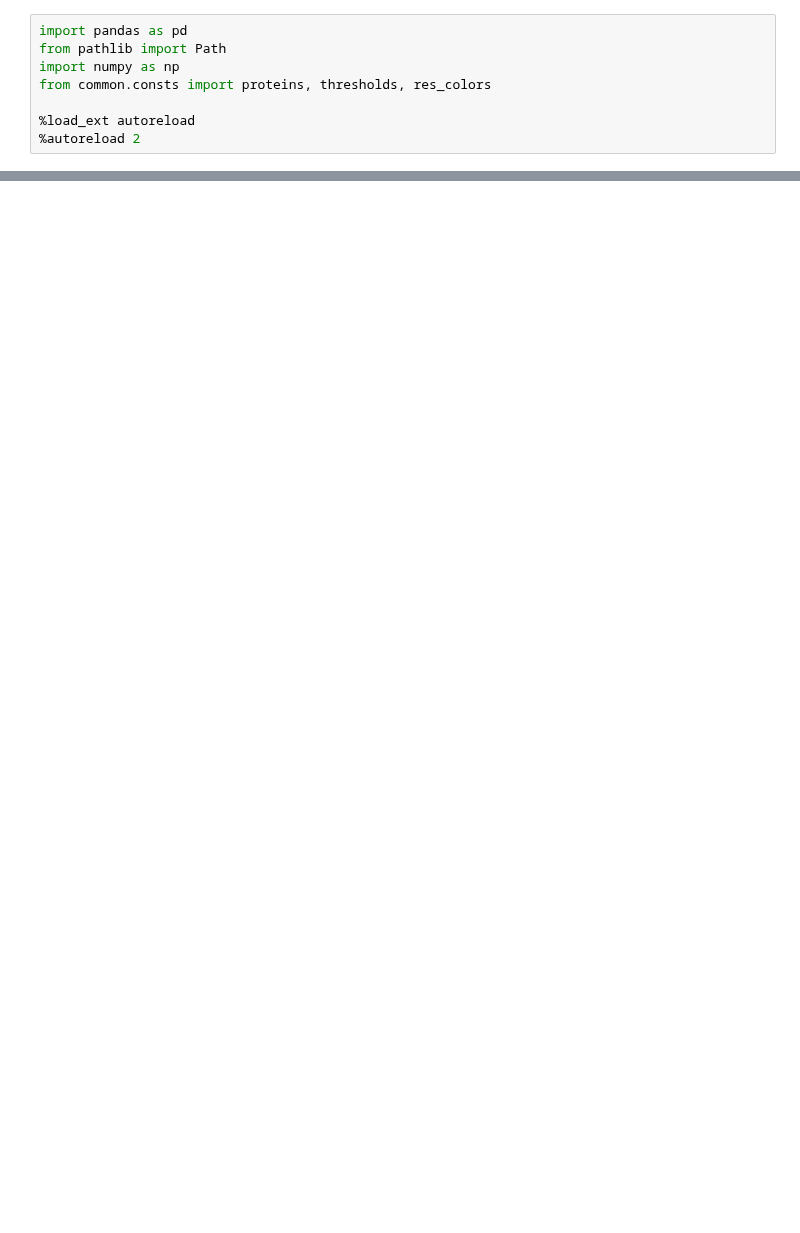
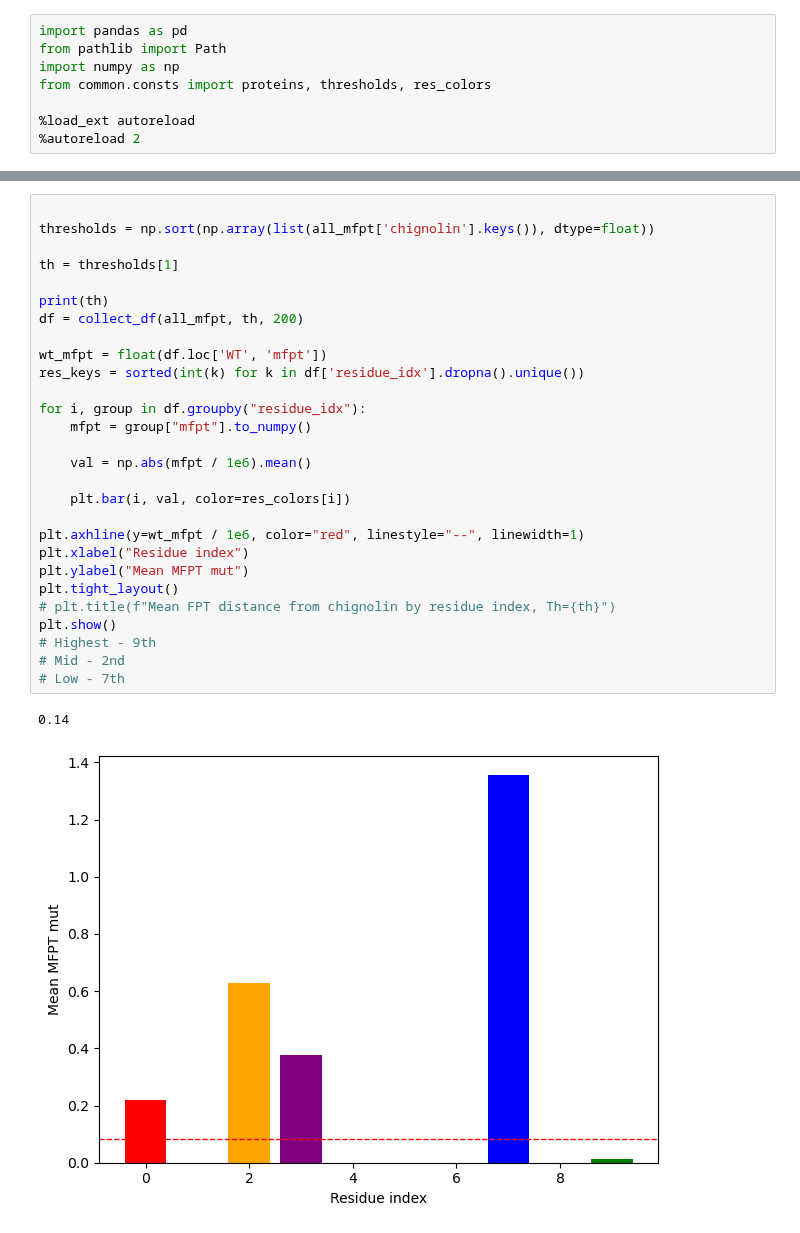
Before and after one commit to MendelsResearchGroup/guiding-peptide-kinetics, a Jupyter notebook: src/fpt.ipynb, the cells around one changed output, grey strips where cells are left out. Saved outputs shown, nothing was run; the diff lists cells and outputs as text; blank space fills up the shorter version.

```diff
--- a/src/fpt.ipynb
+++ b/src/fpt.ipynb
@@ -462,3 +398,34 @@ plot_all_mfpt(all_mfpt, proteins)
+# %%
+
+thresholds = np.sort(np.array(list(all_mfpt['chignolin'].keys()), dtype=float))
+
+th = thresholds[1]
+
+print(th)
+df = collect_df(all_mfpt, th, 200)
+
+wt_mfpt = float(df.loc['WT', 'mfpt'])
+res_keys = sorted(int(k) for k in df['residue_idx'].dropna().unique())
+
+for i, group in df.groupby("residue_idx"):
+    mfpt = group["mfpt"].to_numpy()
+
+    val = np.abs(mfpt / 1e6).mean()
+
+    plt.bar(i, val, color=res_colors[i])
+
+plt.axhline(y=wt_mfpt / 1e6, color="red", linestyle="--", linewidth=1)
+plt.xlabel("Residue index")
+plt.ylabel("Mean MFPT mut")
+plt.tight_layout()
+# plt.title(f"Mean FPT distance from chignolin by residue index, Th={th}")
+plt.show()
+# Highest - 9th
+# Mid - 2nd
+# Low - 7th
+# %% [output]
+0.14
+[figure, added]
 # %%
 import math
 
```
Also changed, not shown: parts of 8 cells of this notebook, 16 other files.
